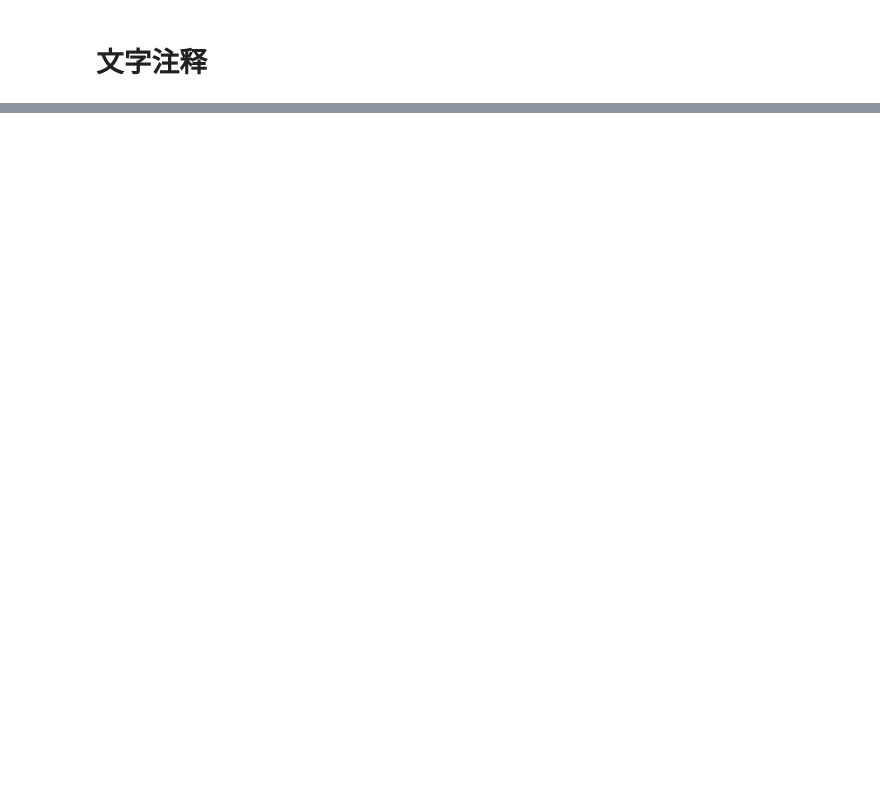
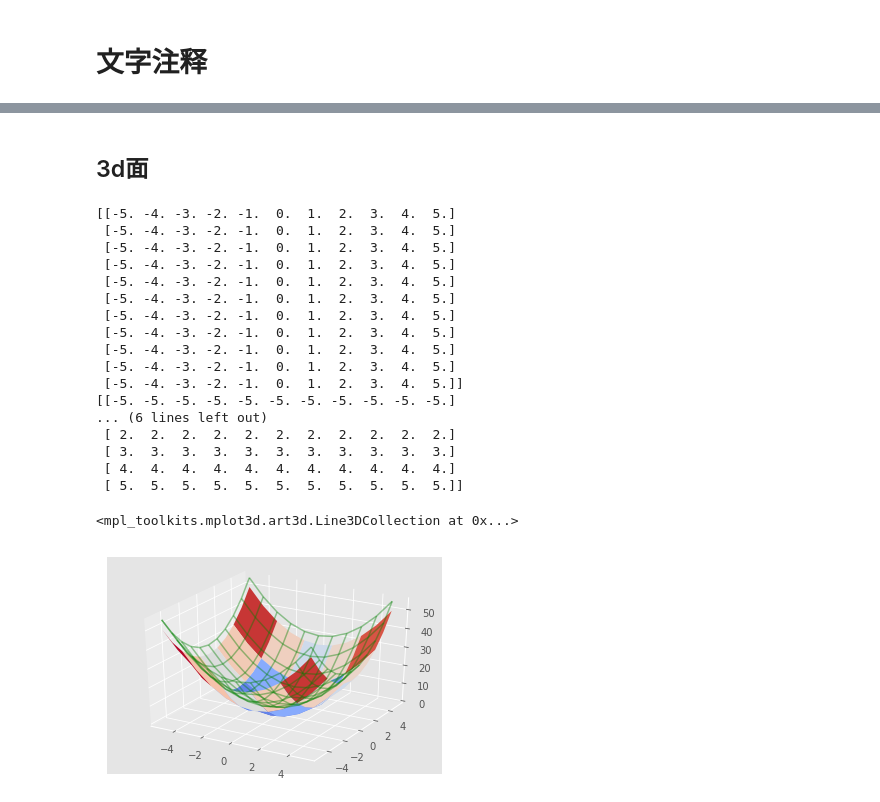
Before and after one commit to zjo0/python-, a Jupyter notebook: matplotlib心得.ipynb, the cells around one changed output, grey strips where cells are left out. Drawn from its saved outputs; the diff is of its cells as text; code cells hidden in the pictures; blank space fills up the shorter version.

Commit message:
add matplotlib 3d function

```diff
--- a/matplotlib心得.ipynb
+++ b/matplotlib心得.ipynb
@@ -80,0 +98,34 @@ Text(1,15,'x=3')
+# %% [markdown]
+## 3d面
+# %%
+#from matplotlib import cm
+x=np.linspace(-5,5,11)
+y=np.linspace(-5,5,11)
+x,y=np.meshgrid(x,y)
+print(x)
+print(y)
+z1=x*x+y*y
+z2=z1+5
+ax=plt.subplot(111,projection='3d')
+ax.plot_surface(x,y,z1,rstride=2,cstride=2,cmap=plt.cm.coolwarm)#参数里rstride和cstride表示x，y参数的跨度，2就是每2个取一次值，cmap是配色体系
+ax.plot_wireframe(x,y,z2,color='g',alpha=0.4)#alpha是透明度
+# %% [output]
+[[-5. -4. -3. -2. -1.  0.  1.  2.  3.  4.  5.]
+ [-5. -4. -3. -2. -1.  0.  1.  2.  3.  4.  5.]
+ [-5. -4. -3. -2. -1.  0.  1.  2.  3.  4.  5.]
+ [-5. -4. -3. -2. -1.  0.  1.  2.  3.  4.  5.]
+ [-5. -4. -3. -2. -1.  0.  1.  2.  3.  4.  5.]
+ [-5. -4. -3. -2. -1.  0.  1.  2.  3.  4.  5.]
+ [-5. -4. -3. -2. -1.  0.  1.  2.  3.  4.  5.]
+ [-5. -4. -3. -2. -1.  0.  1.  2.  3.  4.  5.]
+ [-5. -4. -3. -2. -1.  0.  1.  2.  3.  4.  5.]
+ [-5. -4. -3. -2. -1.  0.  1.  2.  3.  4.  5.]
+ [-5. -4. -3. -2. -1.  0.  1.  2.  3.  4.  5.]]
+[[-5. -5. -5. -5. -5. -5. -5. -5. -5. -5. -5.]
+... (6 lines left out)
+ [ 2.  2.  2.  2.  2.  2.  2.  2.  2.  2.  2.]
+ [ 3.  3.  3.  3.  3.  3.  3.  3.  3.  3.  3.]
+ [ 4.  4.  4.  4.  4.  4.  4.  4.  4.  4.  4.]
+ [ 5.  5.  5.  5.  5.  5.  5.  5.  5.  5.  5.]]
+<mpl_toolkits.mplot3d.art3d.Line3DCollection at 0x...>
+[figure, added]
```
Also changed, not shown: parts of 10 cells of this notebook.
